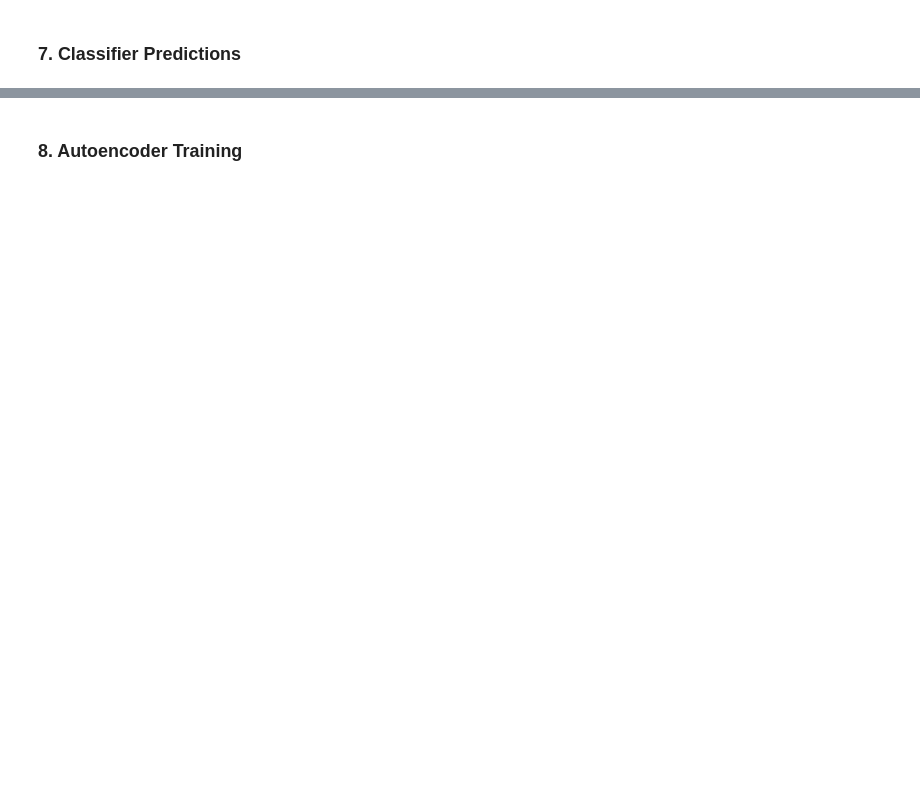
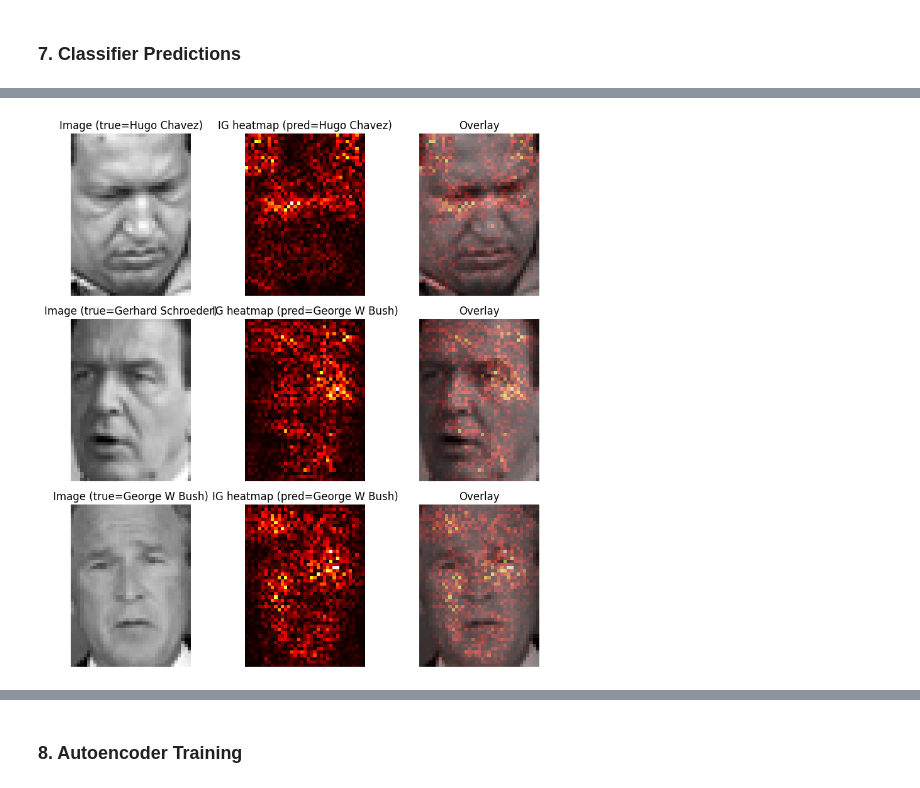
Before and after one commit to Malav786/pai, a Jupyter notebook: notebooks/finalproject.ipynb, the cells around one changed output, grey strips where cells are left out. Saved outputs shown, nothing was run; the diff lists cells and outputs as text; code cells hidden in the pictures; blank space fills up the shorter version.

```diff
--- a/notebooks/finalproject.ipynb
+++ b/notebooks/finalproject.ipynb
@@ -203,0 +352,54 @@ Sample batch accuracy: 87.50%
+# %%
+# Captum Integrated Gradients explainability
+model.eval()
+ig = IntegratedGradients(model)
+
+# Use the model's current device (CPU/GPU) to avoid relying on a global `device` variable
+ig_device = next(model.parameters()).device
+
+# Pick a few test examples
+n_examples = 3
+idxs = np.random.RandomState(42).choice(len(X_test), size=n_examples, replace=False)
+
+fig, axes = plt.subplots(n_examples, 3, figsize=(9, 3 * n_examples))
+if n_examples == 1:
+    axes = np.expand_dims(axes, axis=0)
+
+for row, idx in enumerate(idxs):
+    img = X_test[idx]  # (50,37)
+    true_y = int(y_test[idx])
+
+    x = torch.tensor(img, dtype=torch.float32).unsqueeze(0).unsqueeze(0).to(ig_device)
+
+    with torch.no_grad():
+        logits = model(x)
+        pred_y = int(logits.argmax(dim=1).item())
+
+    # Integrated Gradients attribution for the predicted class
+    baseline = torch.zeros_like(x)
+    attr = ig.attribute(x, baselines=baseline, target=pred_y)
+
+    # Normalize to a heatmap
+    heat = attr.detach().abs().squeeze().cpu().numpy()
+    heat = (heat - heat.min()) / (heat.max() - heat.min() + 1e-8)
+
+    # Plot original image
+    axes[row, 0].imshow(img, cmap="gray")
+    axes[row, 0].axis("off")
+    axes[row, 0].set_title(f"Image (true={target_names[true_y]})")
+
+    # Plot heatmap
+    axes[row, 1].imshow(heat, cmap="hot")
+    axes[row, 1].axis("off")
+    axes[row, 1].set_title(f"IG heatmap (pred={target_names[pred_y]})")
+
+    # Overlay
+    axes[row, 2].imshow(img, cmap="gray")
+    axes[row, 2].imshow(heat, cmap="hot", alpha=0.45)
+    axes[row, 2].axis("off")
+    axes[row, 2].set_title("Overlay")
+
+plt.tight_layout()
+plt.show()
+# %% [output]
+[figure, added]
```
Also changed, not shown: parts of 45 cells of this notebook, 20 other files.
